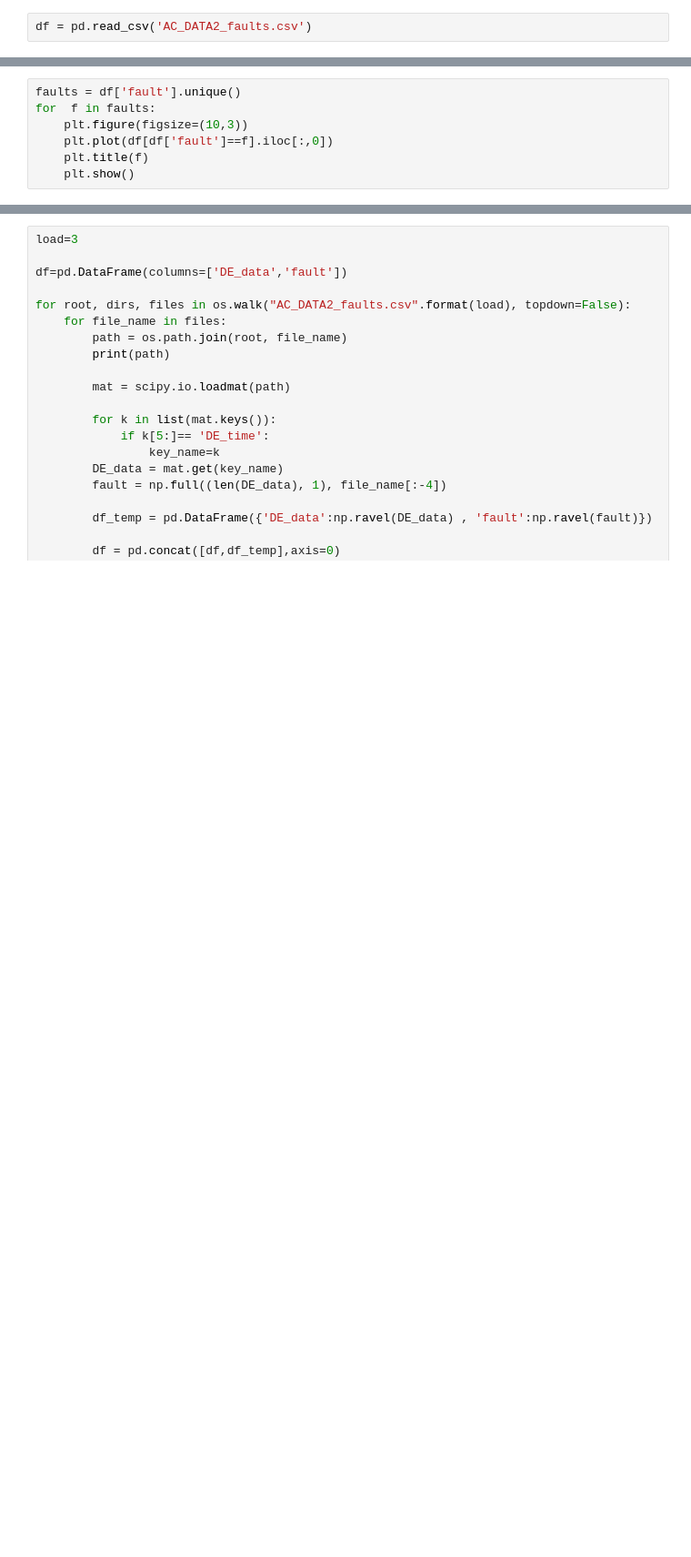
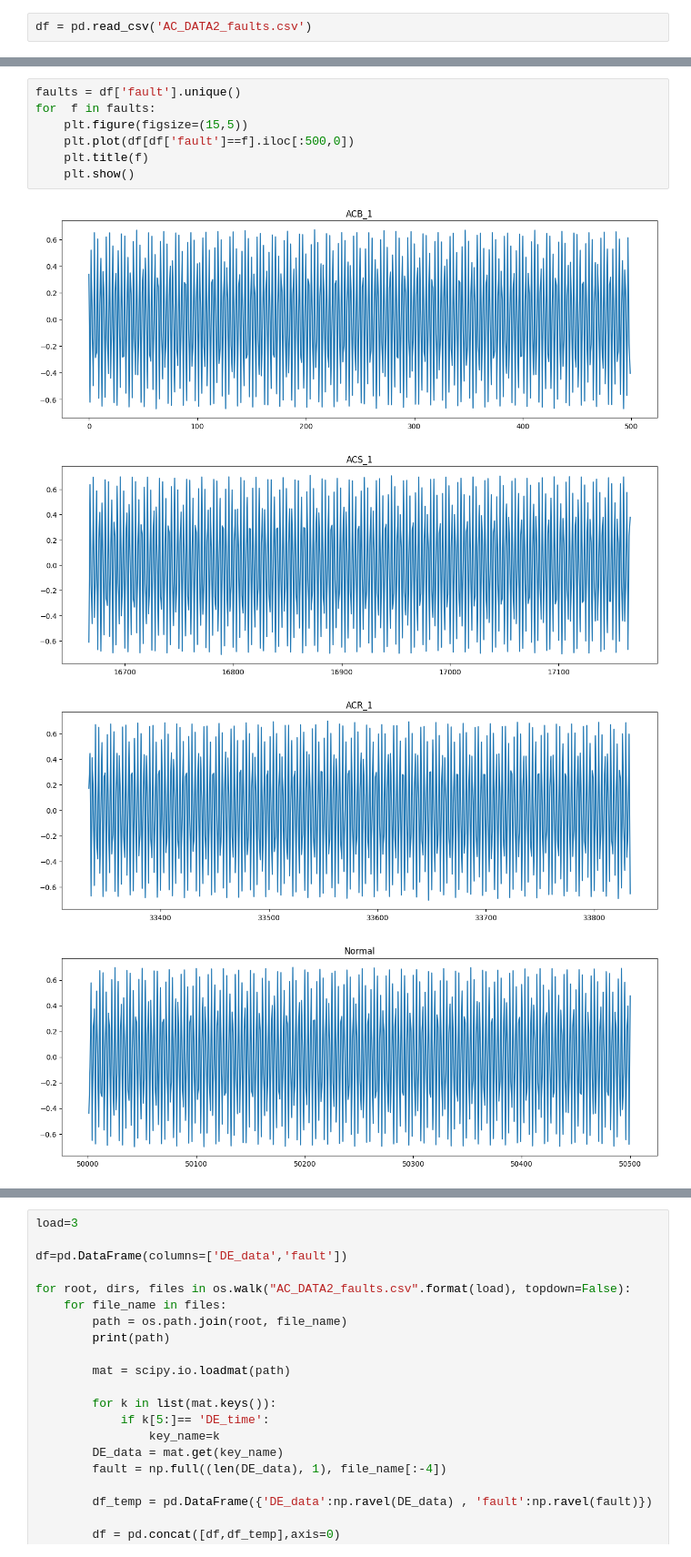
Before and after one commit to promckkon/bearing-deep-learning-study-, a Jupyter notebook: CWRU_Bearing_data_preprocessing_ACDATA2.ipynb, the cells around one changed output, grey strips where cells are left out. Shown at 91% size. Cells and saved outputs as stored; diff of their text form; blank space fills up the shorter version.

```diff
--- a/CWRU_Bearing_data_preprocessing_ACDATA2.ipynb
+++ b/CWRU_Bearing_data_preprocessing_ACDATA2.ipynb
@@ -113,10 +136,15 @@ df
 # %%
 faults = df['fault'].unique()
 for  f in faults:
-    plt.figure(figsize=(10,3))
-    plt.plot(df[df['fault']==f].iloc[:,0])
+    plt.figure(figsize=(15,5))
+    plt.plot(df[df['fault']==f].iloc[:500,0])
     plt.title(f)
     plt.show()
+# %% [output]
+[figure, added]
+[figure, added]
+[figure, added]
+[figure, added]
 # %%
 plt.figure(figsize=(15,5))
 sns.scatterplot(data=df.iloc[::100,:],y='DE_data',x=np.arange(0,len(df),100),hue='fault')
```
Also changed, not shown: parts of 3 cells of this notebook.
